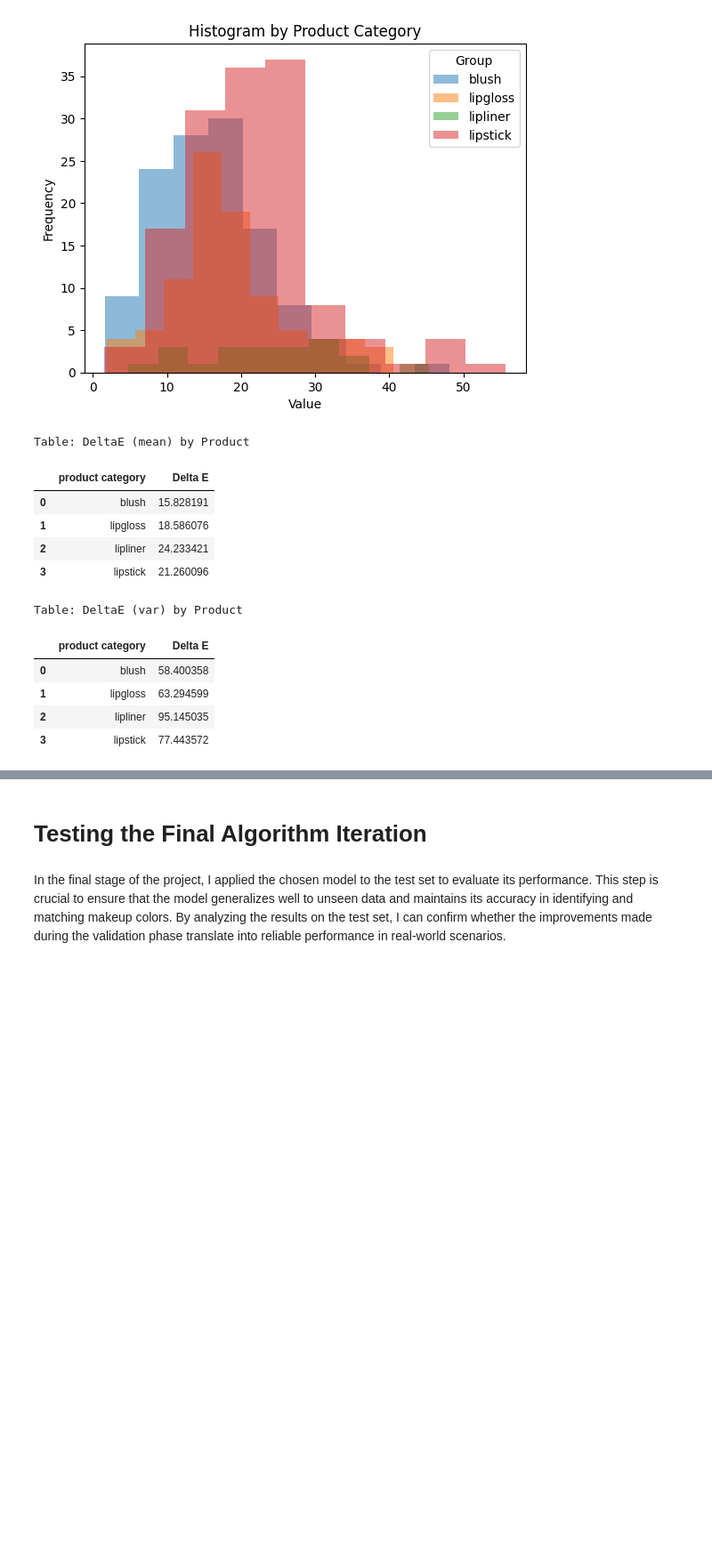
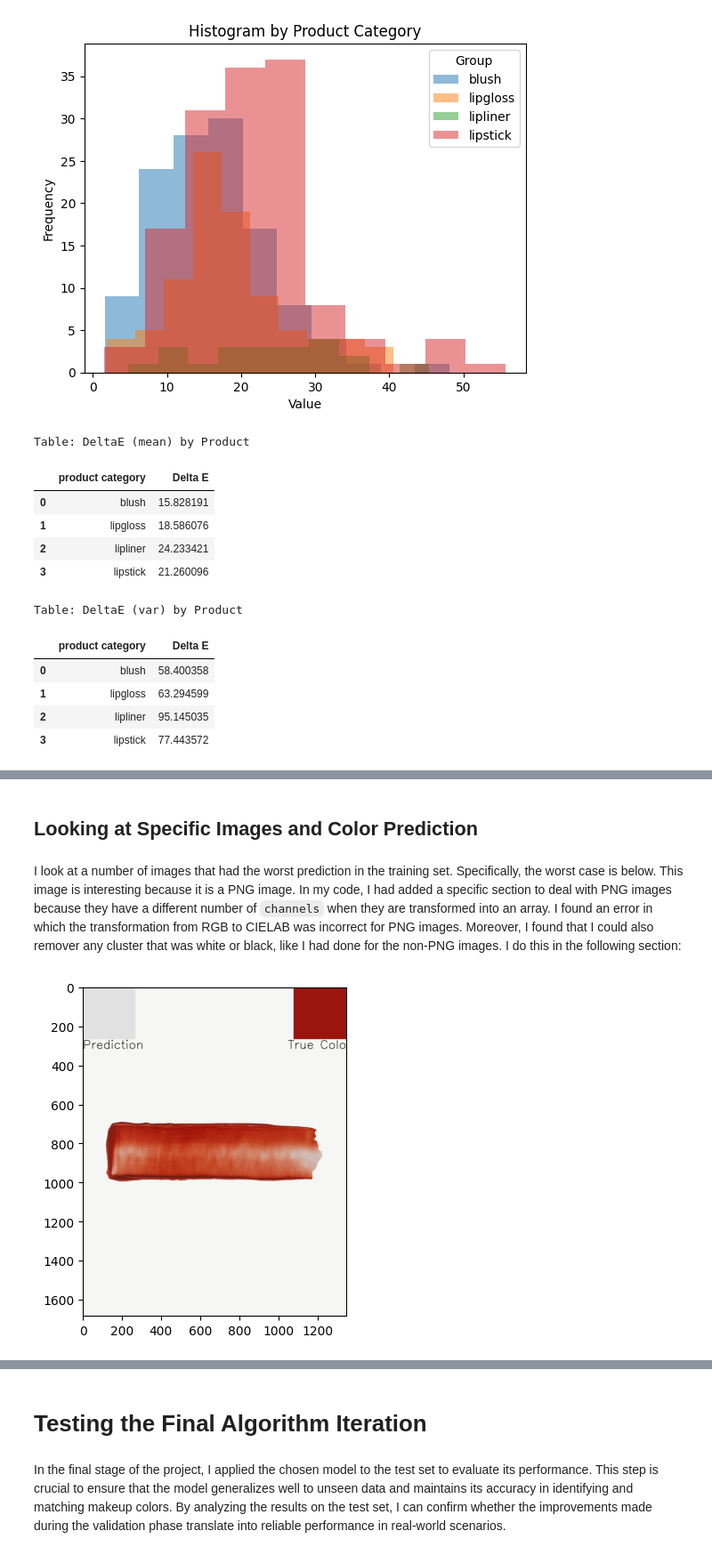
Before and after one commit to ConstanzaSchibber/capstone_colors, a Jupyter notebook: notebooks/2_Model_A_for_color_identification.ipynb, the cells around one changed output, grey strips where cells are left out. Shown at 89% size. Saved outputs shown, nothing was run; the diff lists cells and outputs as text; code cells hidden in the pictures; blank space fills up the shorter version.

```diff
--- a/notebooks/2_Model_A_for_color_identification.ipynb
+++ b/notebooks/2_Model_A_for_color_identification.ipynb
@@ -1014,2 +1016,80 @@ Table: DeltaE (var) by Product
 # %%
-df_all.to_csv('/content/drive/My Drive/data_4_cluster_output.csv')
+metadata = pd.read_csv('/content/drive/MyDrive/data_4_cluster_output.csv')
+# %% [markdown]
+## Looking at Specific Images and Color Prediction
+# %% [markdown]
+I look at a number of images that had the worst prediction in the training set. Specifically, the worst case is below. This image is interesting because it is a PNG image. In my code, I had added a specific section to deal with PNG images because they have a different number of `channels` when they are transformed into an array. I found an error in which the transformation from RGB to CIELAB was incorrect for PNG images. Moreover, I found that I could also remover any cluster that was white or black, like I had done for the non-PNG images. I do this in the following section:
+# %%
+import ast
+i=180
+path = '/content/drive/MyDrive/makeup_img/' + str(metadata.img_name[180])
+swatch = cv2.imread(path)
+RGB_img = cv2.cvtColor(swatch, cv2.COLOR_BGR2RGB)
+
+# Display the original image
+plt.imshow(RGB_img)
+
+# Overlay a square with the mean RGB color
+# Here, we create a small patch of color in the top-left corner
+height, width, _ = RGB_img.shape
+square_size = min(height, width) // 5  # Size of the square relative to the image size
+
+# predicted color
+pred_lab =  ast.literal_eval(metadata.mean_lab_2[i])
+xyz_pred = color.lab2xyz(pred_lab)
+rgb_pred = color.xyz2rgb(xyz_pred)
+rgb_pred = rgb_pred.reshape(3)
+rgb_pred = (rgb_pred * 255).astype(int)
+square_patch = np.ones((square_size, square_size, 3)) * rgb_pred # Create the square with the mean RGB color
+
+# Ground truth color
+ground_truth_col_lab = list(map(float, metadata.ground_truth_CIELAB[i].strip('[]').split()))
+# Convert CIELAB to XYZ to RGB
+xyz_ground_truth= color.lab2xyz(ground_truth_col_lab)
+rgb_ground_truth = color.xyz2rgb(xyz_ground_truth)
+rgb_ground_truth = rgb_ground_truth.reshape(3)
+rgb_ground_truth = np.clip(rgb_ground_truth, 0, 1)
+
+# Convert RGB values to [0, 255] for standard representation
+rgb_ground_truth = (rgb_ground_truth * 255).astype(int)
+
+square_patch_truth = np.ones((square_size, square_size, 3)) * rgb_ground_truth  # Create the square with the mean RGB color
+
+# Place the square patch on the image
+RGB_img[:square_size, :square_size] = square_patch
+
+# Place the square patch on the image
+# Calculate the starting point on the right side
+start_col = RGB_img.shape[1] - square_size  # Start from the right edge minus the square size
+
+# Place the square patch on the top right corner
+RGB_img[:square_size, start_col:] = square_patch_truth
+
+# Define text to add below the square patch
+text = "True Color"
+font = cv2.FONT_HERSHEY_SIMPLEX
+font_scale = 2
+font_thickness = 2
+text_color = (0, 0, 0)  # White text color
+
+# Calculate text position (starting just below the square)
+text_size = cv2.getTextSize(text, font, font_scale, font_thickness)[0]
+text_x = start_col + (square_size - text_size[0]) // 2  # Center the text horizontally
+text_y = square_size + text_size[1] + 5  # Slightly below the square patch
+
+# Define text to add below the square patch
+text2 = "Prediction"
+text_size2 = cv2.getTextSize(text2, font, font_scale, font_thickness)[0]
+text_x2 = 0
+text_y2 = square_size + text_size[1] + 5  # Slightly below the square patch
+
+# Add text to the image
+RGB_img = cv2.putText(RGB_img, text, (text_x, text_y), font, font_scale, text_color, font_thickness)
+# Add text to the image
+RGB_img = cv2.putText(RGB_img, text2, (text_x2, text_y2), font, font_scale, text_color, font_thickness)
+
+# Display the image with the overlay
+plt.imshow(RGB_img)
+plt.show()
+# %% [output]
+[figure, added]
```
Also changed, not shown: parts of 32 cells of this notebook.
